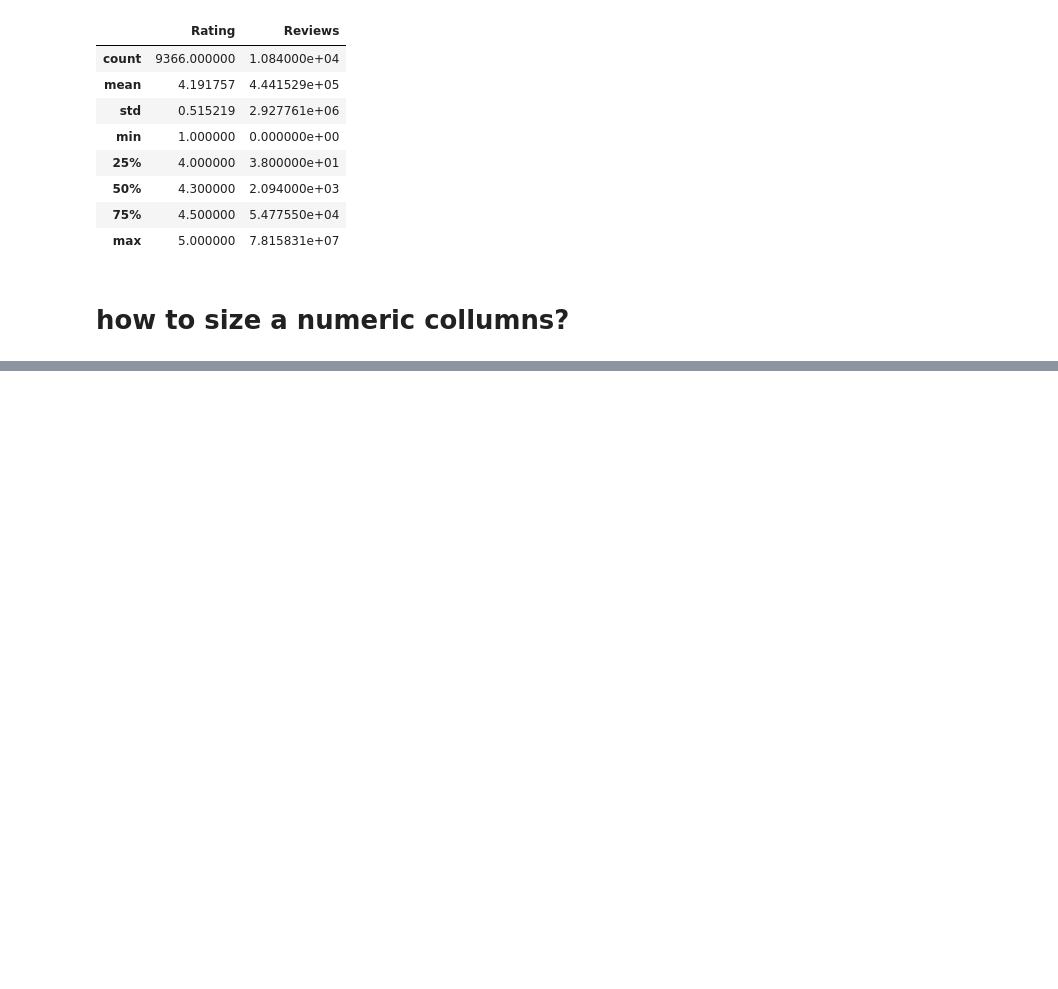
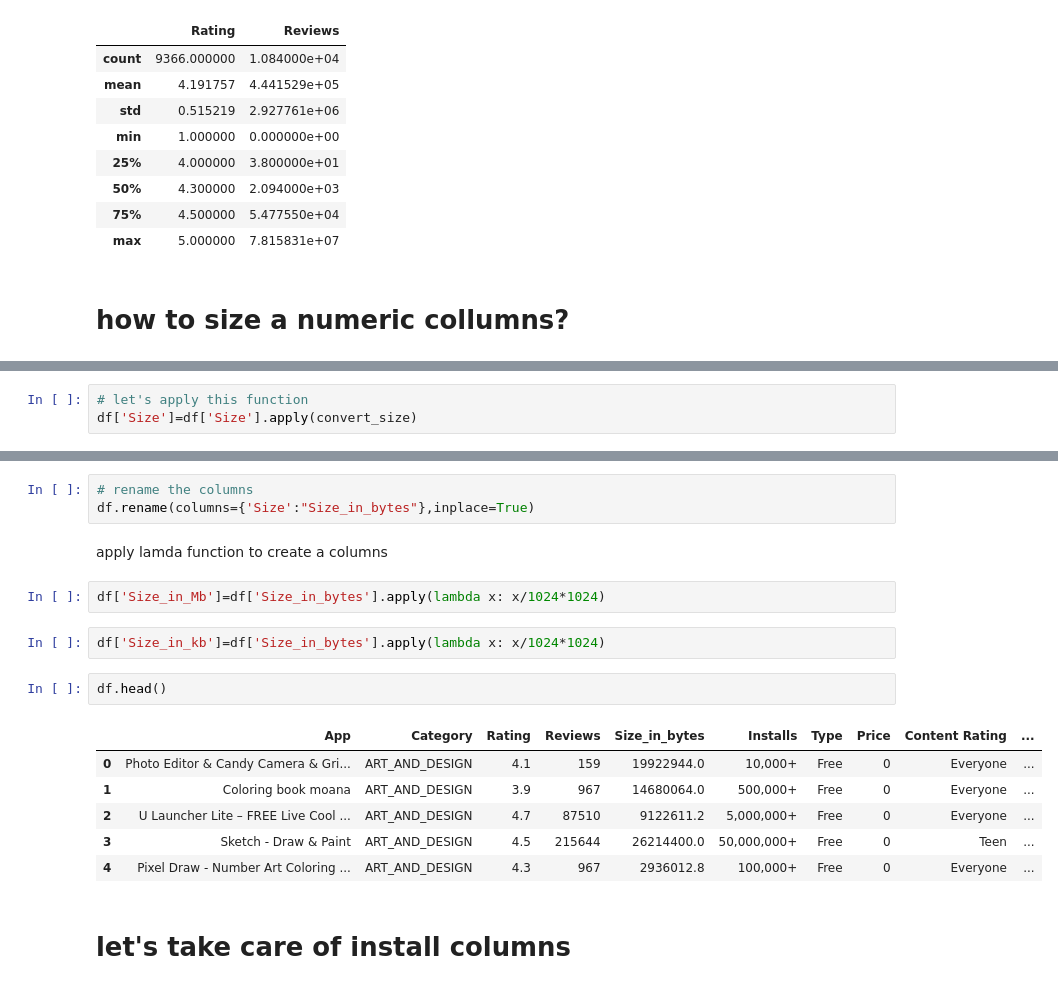
Before and after one commit to shahraibali/AI---DS, a Jupyter notebook: pandas_tips_tricks/EDA_google_play.ipynb, the cells around one changed output, grey strips where cells are left out. Cells and saved outputs as stored; diff of their text form; blank space fills up the shorter version.

```diff
--- a/pandas_tips_tricks/EDA_google_play.ipynb
+++ b/pandas_tips_tricks/EDA_google_play.ipynb
@@ -84,0 +154,3 @@ df.describe()
+# %%
+# let's apply this function
+df['Size']=df['Size'].apply(convert_size)
@@ -84,0 +177,20 @@ df.describe()
+# %%
+# rename the columns
+df.rename(columns={'Size':"Size_in_bytes"},inplace=True)
+# %% [markdown]
+apply lamda function to create a columns
+# %%
+df['Size_in_Mb']=df['Size_in_bytes'].apply(lambda x: x/1024*1024)
+# %%
+df['Size_in_kb']=df['Size_in_bytes'].apply(lambda x: x/1024*1024)
+# %%
+df.head()
+# %% [output]
+|  | App | Category | Rating | Reviews | Size_in_bytes | Installs | Type | Price | Content Rating | ... |
+| 0 | Photo Editor & Candy Camera & Gri... | ART_AND_DESIGN | 4.1 | 159 | 19922944.0 | 10,000+ | Free | 0 | Everyone | ... |
+| 1 | Coloring book moana | ART_AND_DESIGN | 3.9 | 967 | 14680064.0 | 500,000+ | Free | 0 | Everyone | ... |
+| 2 | U Launcher Lite – FREE Live Cool ... | ART_AND_DESIGN | 4.7 | 87510 | 9122611.2 | 5,000,000+ | Free | 0 | Everyone | ... |
+| 3 | Sketch - Draw & Paint | ART_AND_DESIGN | 4.5 | 215644 | 26214400.0 | 50,000,000+ | Free | 0 | Teen | ... |
+| 4 | Pixel Draw - Number Art Coloring ... | ART_AND_DESIGN | 4.3 | 967 | 2936012.8 | 100,000+ | Free | 0 | Everyone | ... |
+# %% [markdown]
+# let's take care of install columns
```
Also changed, not shown: parts of 40 cells of this notebook, 15 other files.
